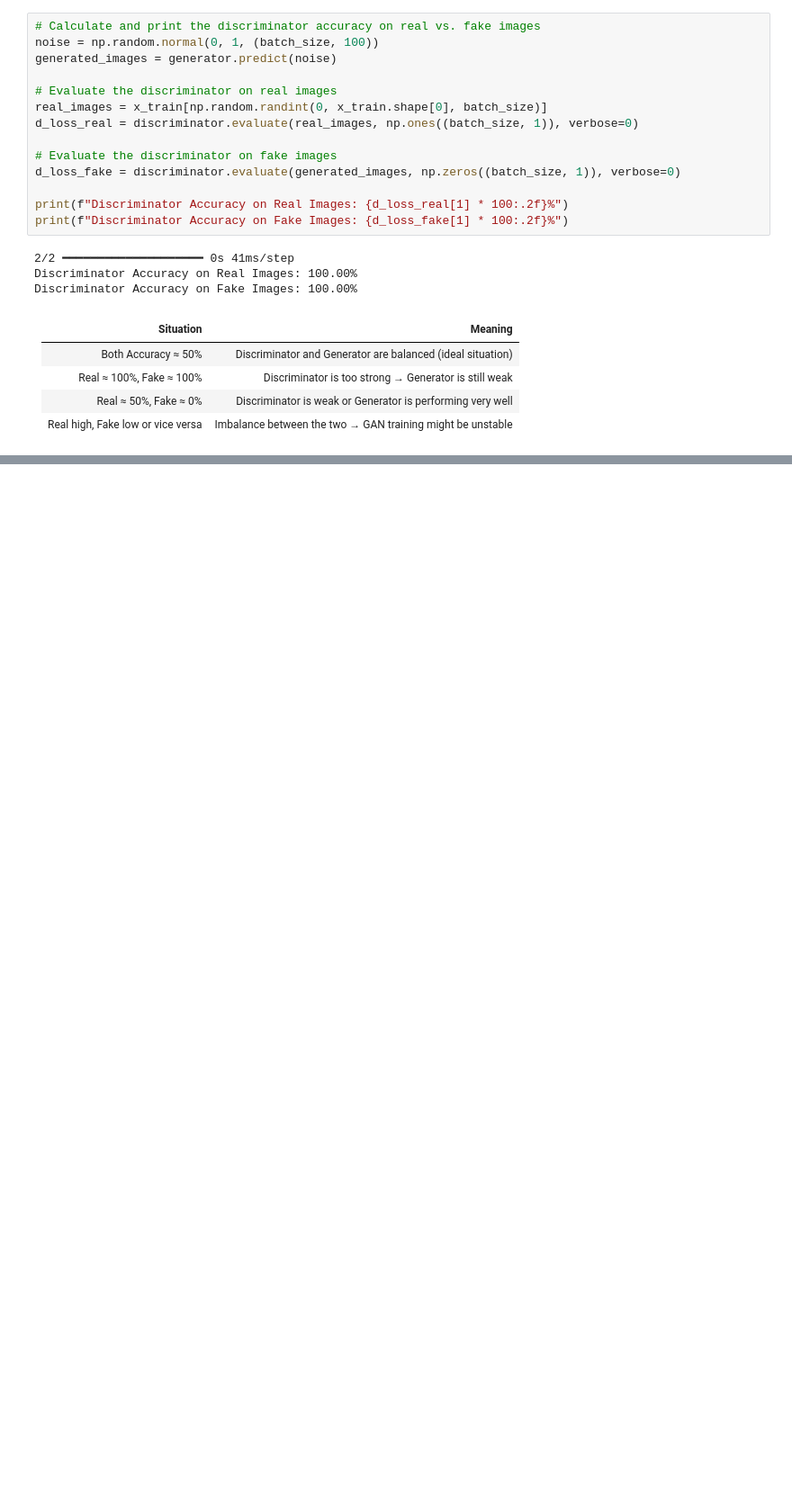
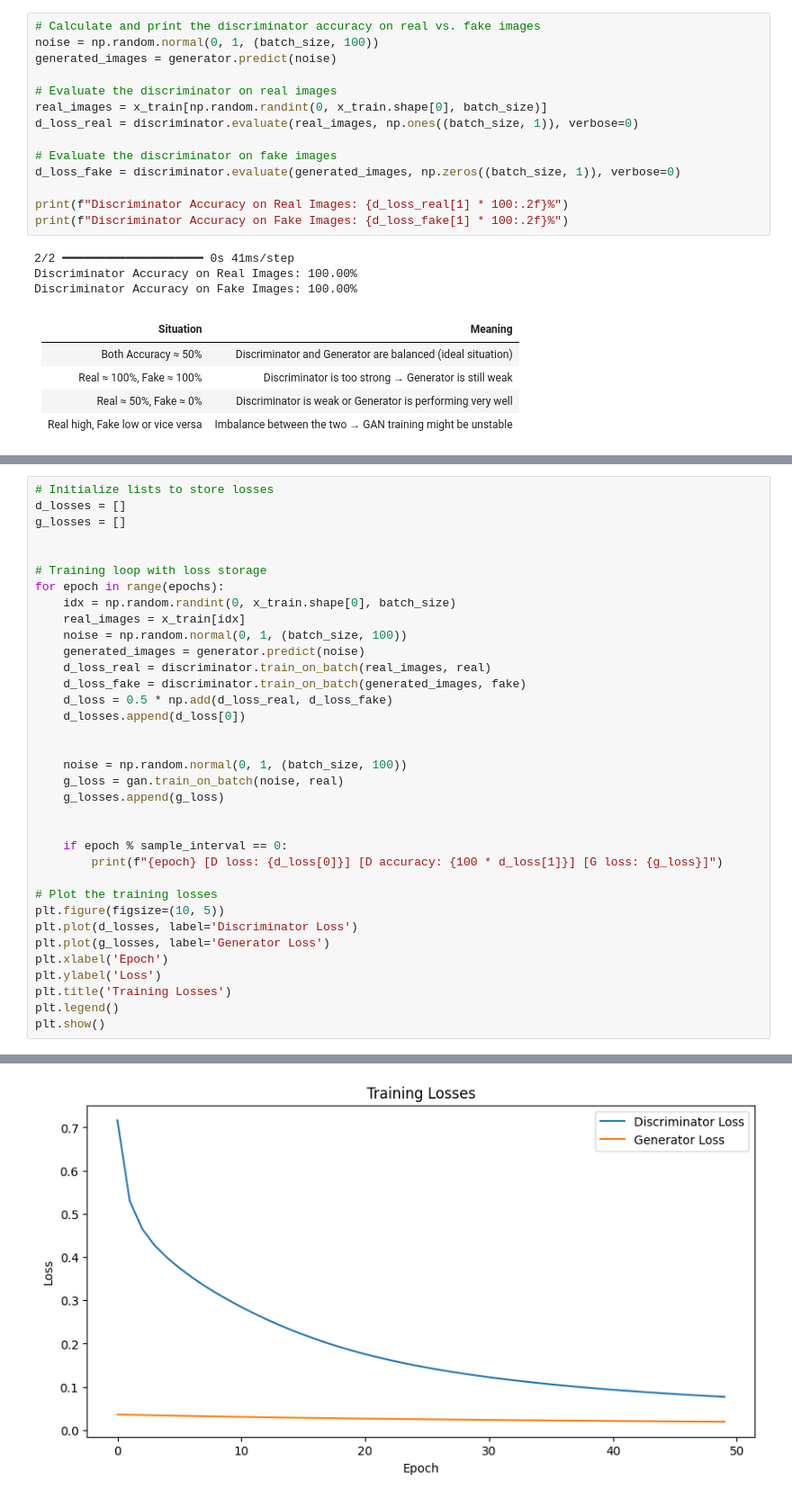
Before and after one commit to jihyeon26/neural_network_basic, a Jupyter notebook: neural_networks_ibm/part3/3.4.3. GAN.ipynb, the cells around one changed output, grey strips where cells are left out. Shown at 90% size. Cells and saved outputs as stored; diff of their text form; blank space fills up the shorter version.

```diff
--- a/neural_networks_ibm/part3/3.4.3. GAN.ipynb
+++ b/neural_networks_ibm/part3/3.4.3. GAN.ipynb
@@ -290,0 +394,36 @@ Discriminator Accuracy on Fake Images: 100.00%
+# %%
+# Initialize lists to store losses
+d_losses = []
+g_losses = []
+
+
+# Training loop with loss storage
+for epoch in range(epochs):
+    idx = np.random.randint(0, x_train.shape[0], batch_size)
+    real_images = x_train[idx]
+    noise = np.random.normal(0, 1, (batch_size, 100))
+    generated_images = generator.predict(noise)
+    d_loss_real = discriminator.train_on_batch(real_images, real)
+    d_loss_fake = discriminator.train_on_batch(generated_images, fake)
+    d_loss = 0.5 * np.add(d_loss_real, d_loss_fake)
+    d_losses.append(d_loss[0])
+
+
+    noise = np.random.normal(0, 1, (batch_size, 100))
+    g_loss = gan.train_on_batch(noise, real)
+    g_losses.append(g_loss)
+
+
+    if epoch % sample_interval == 0:
+        print(f"{epoch} [D loss: {d_loss[0]}] [D accuracy: {100 * d_loss[1]}] [G loss: {g_loss}]")
+
+# Plot the training losses
+plt.figure(figsize=(10, 5))
+plt.plot(d_losses, label='Discriminator Loss')
+plt.plot(g_losses, label='Generator Loss')
+plt.xlabel('Epoch')
+plt.ylabel('Loss')
+plt.title('Training Losses')
+plt.legend()
+plt.show()
+# %% [output]
@@ -290,0 +447 @@ Discriminator Accuracy on Fake Images: 100.00%
+[figure, added]
```
Also changed, not shown: parts of 7 cells of this notebook.
